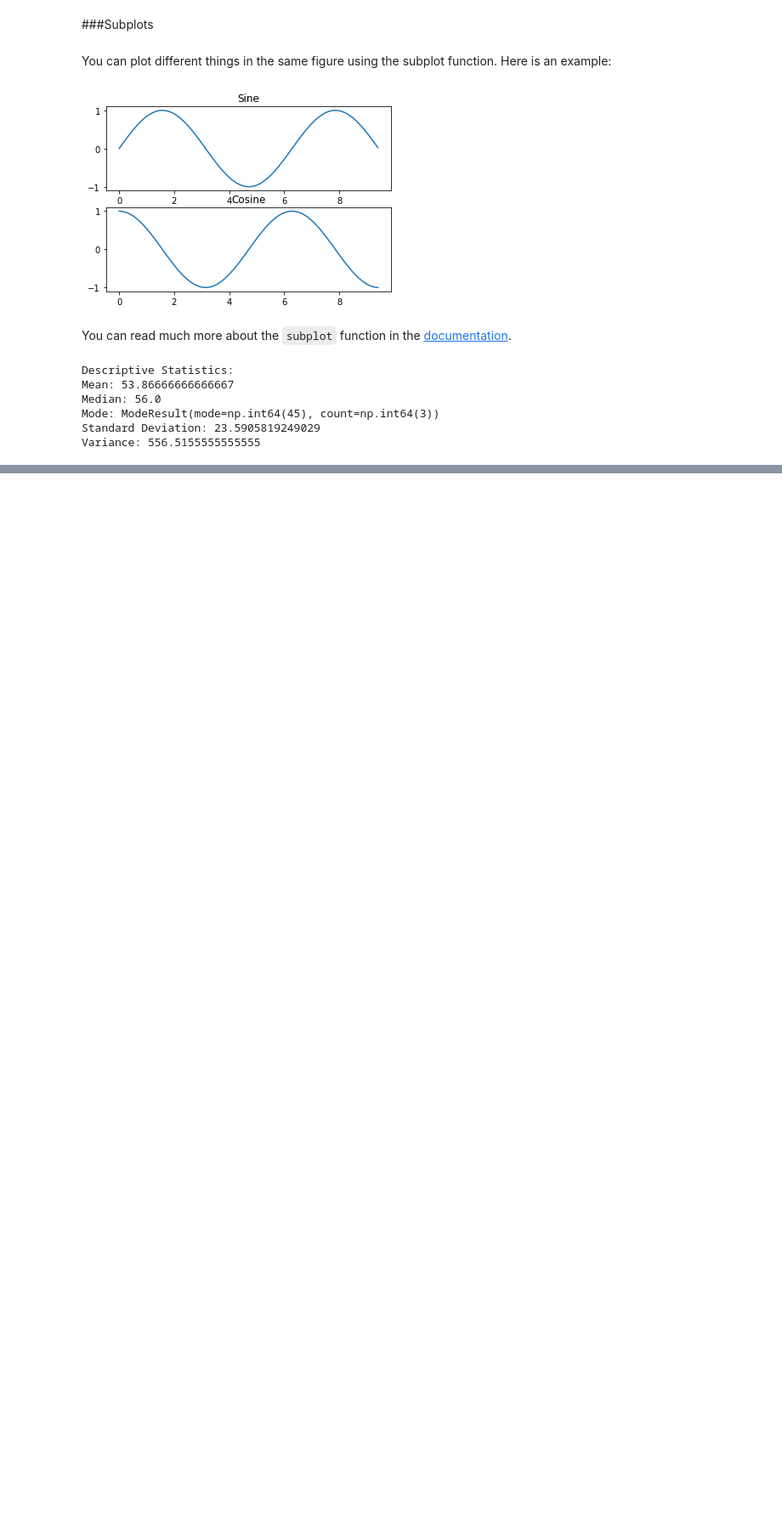
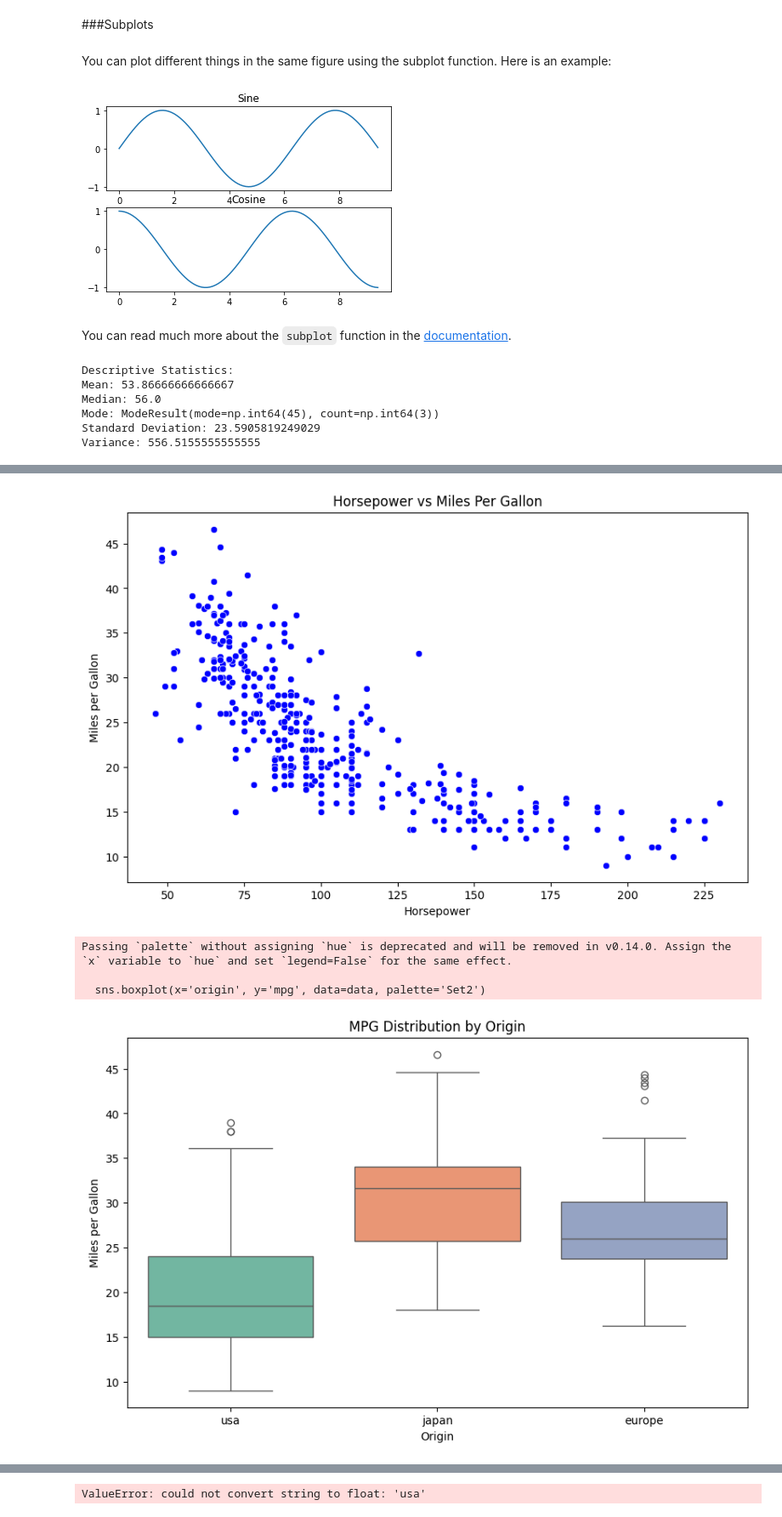
Before and after one commit to drscghosh/Testing, a Jupyter notebook: python-colab.ipynb, the cells around one changed output, grey strips where cells are left out. Shown: that part at 85% size. Saved outputs shown, nothing was run; the diff lists cells and outputs as text; code cells hidden in the pictures; blank space fills up the shorter version.

```diff
--- a/python-colab.ipynb
+++ b/python-colab.ipynb
@@ -1021,0 +1039,51 @@ Variance: 556.5155555555555
+# %%
+import matplotlib.pyplot as plt
+import seaborn as sns
+import pandas as pd
+
+# Load a sample dataset from seaborn
+data = sns.load_dataset('mpg')  # mpg dataset contains car details such as miles per gallon
+
+# Clean the data by dropping rows with missing values
+data.dropna(inplace=True)
+
+# 1. Scatter Plot - Visualizing horsepower vs. miles per gallon
+plt.figure(figsize=(10, 6))
+sns.scatterplot(x='horsepower', y='mpg', data=data, color='blue')
+plt.title('Horsepower vs Miles Per Gallon')
+plt.xlabel('Horsepower')
+plt.ylabel('Miles per Gallon')
+plt.show()
+
+# 2. Box Plot - Distribution of MPG (Miles Per Gallon) across different origin (USA, Europe, Japan)
+plt.figure(figsize=(10, 6))
+sns.boxplot(x='origin', y='mpg', data=data, palette='Set2')
+plt.title('MPG Distribution by Origin')
+plt.xlabel('Origin')
+plt.ylabel('Miles per Gallon')
+plt.show()
+
+# 3. Histogram - Distribution of Horsepower
+plt.figure(figsize=(10, 6))
+sns.histplot(data['horsepower'], bins=20, kde=True, color='green')
+plt.title('Distribution of Horsepower')
+plt.xlabel('Horsepower')
+plt.ylabel('Frequency')
+plt.show()
+
+# 4. Correlation Heatmap - Checking correlations between numerical features
+corr = data.corr()  # Calculate correlation between numeric columns
+plt.figure(figsize=(10, 6))
+sns.heatmap(corr, annot=True, cmap='coolwarm', fmt='.2f', linewidths=0.5)
+plt.title('Correlation Heatmap of Features')
+plt.show()
+
+# 5. Pair Plot - Visualize pairwise relationships between numerical features
+sns.pairplot(data)
+plt.show()
+# %% [output]
+[figure, added]
+Passing `palette` without assigning `hue` is deprecated and will be removed in v0.14.0. Assign the `x` variable to `hue` and set `legend=False` for the same effect.
+
+  sns.boxplot(x='origin', y='mpg', data=data, palette='Set2')
+[figure, added]
@@ -1021,0 +1091 @@ Variance: 556.5155555555555
+ValueError: could not convert string to float: 'usa'
```
Also changed, not shown: parts of 3 cells of this notebook.
